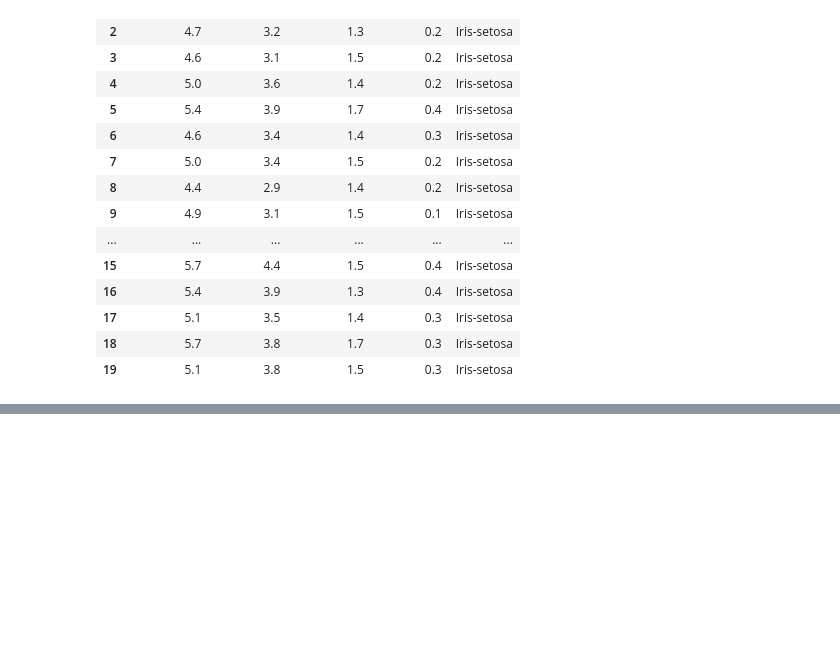
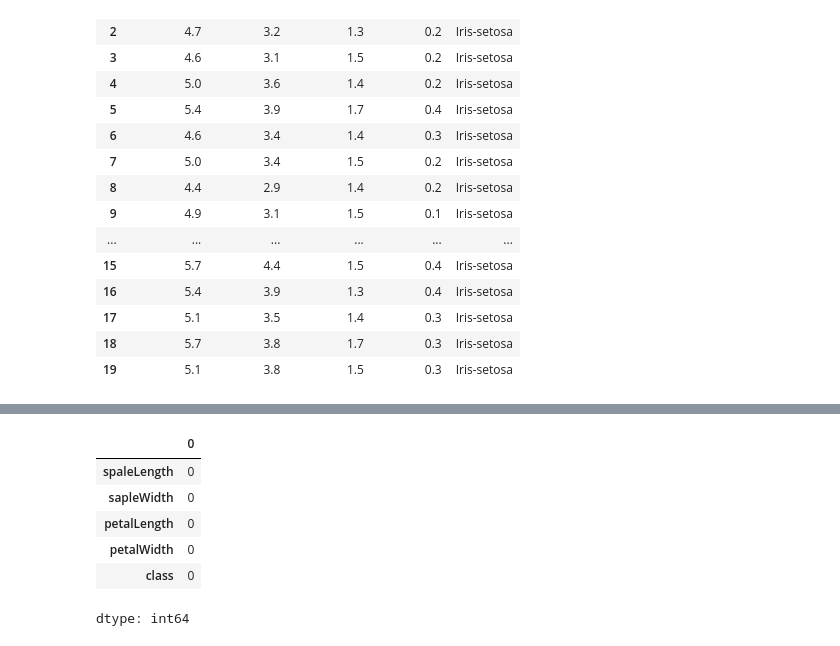
Before and after one commit to yusuf-codes10/iris.ml, a Jupyter notebook: iris.ipynb, the cells around one changed output, grey strips where cells are left out. Saved outputs shown, nothing was run; the diff lists cells and outputs as text; code cells hidden in the pictures; blank space fills up the shorter version.

```diff
--- a/iris.ipynb
+++ b/iris.ipynb
@@ -30,0 +59,10 @@ df.head(20)
+# %%
+df.isnull().sum() # find the missing values
+# %% [output]
+|  | 0 |
+| spaleLength | 0 |
+| sapleWidth | 0 |
+| petalLength | 0 |
+| petalWidth | 0 |
+| class | 0 |
+dtype: int64
```
Also changed, not shown: parts of 6 cells of this notebook.
